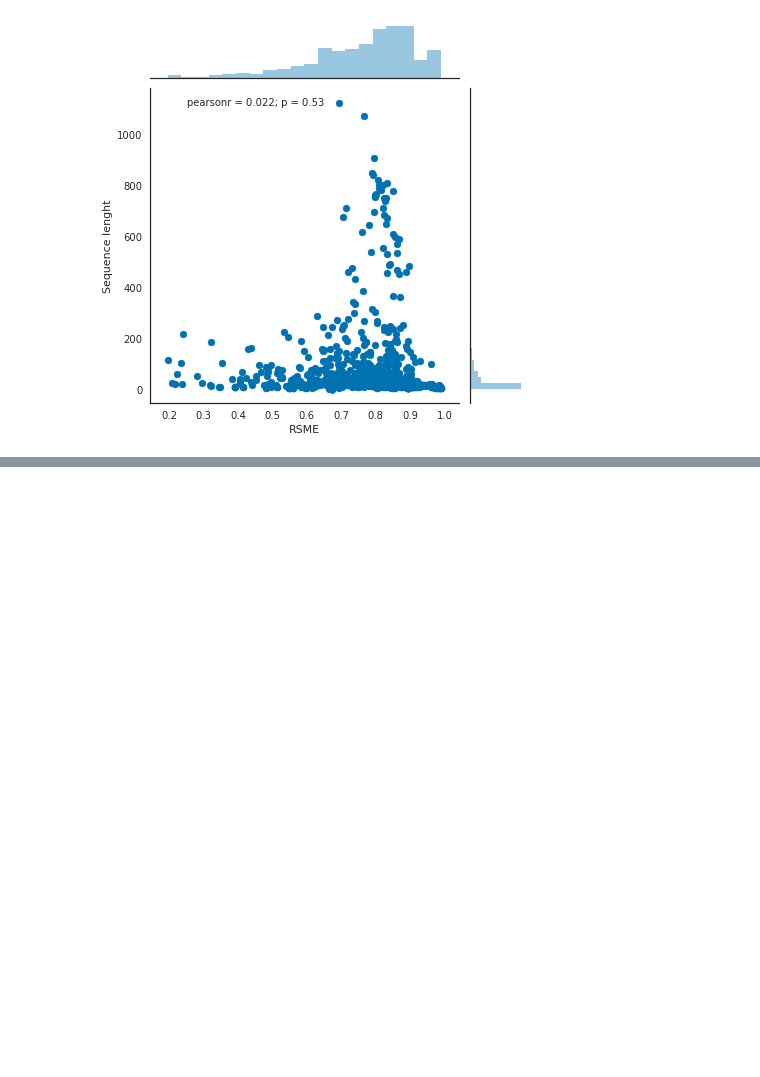
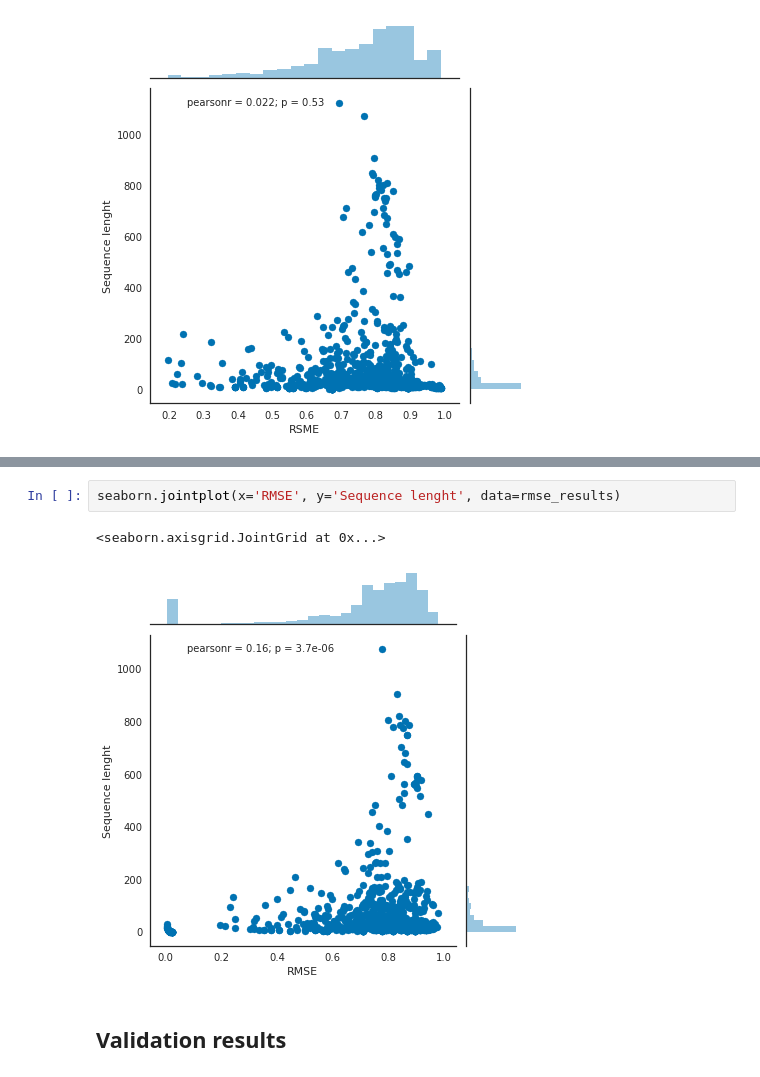
Before and after one commit to mit0110/knowledge_tracing, a Jupyter notebook: notebooks/Compilation of results.ipynb, the cells around one changed output, grey strips where cells are left out. Drawn from its saved outputs; the diff is of its cells as text; blank space fills up the shorter version.

```diff
--- a/notebooks/Compilation of results.ipynb
+++ b/notebooks/Compilation of results.ipynb
@@ -207,0 +258,8 @@ seaborn.jointplot(x='RSME', y='Sequence lenght', data=rmse_results)
+# %%
+seaborn.jointplot(x='RMSE', y='Sequence lenght', data=rmse_results)
+# %% [output]
+<seaborn.axisgrid.JointGrid at 0x...>
+[figure, added]
+# %% [markdown]
+Validation results
+---
```
Also changed, not shown: parts of 22 cells of this notebook, 4 other files.
